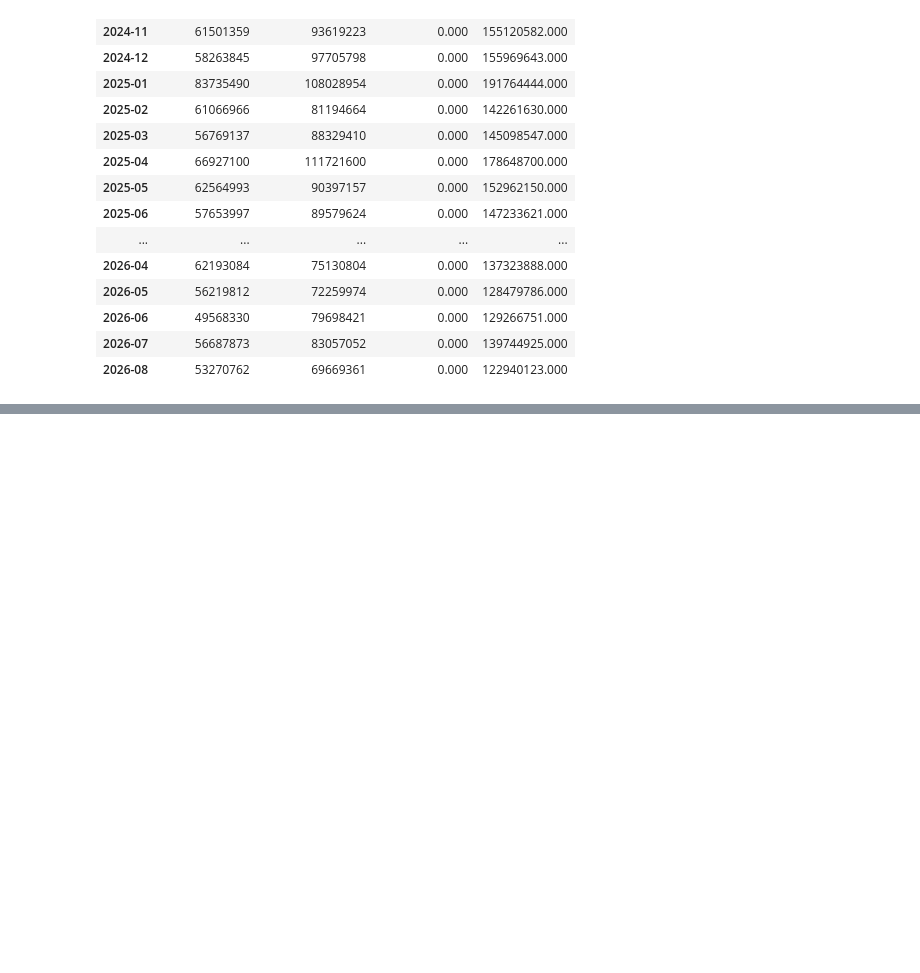
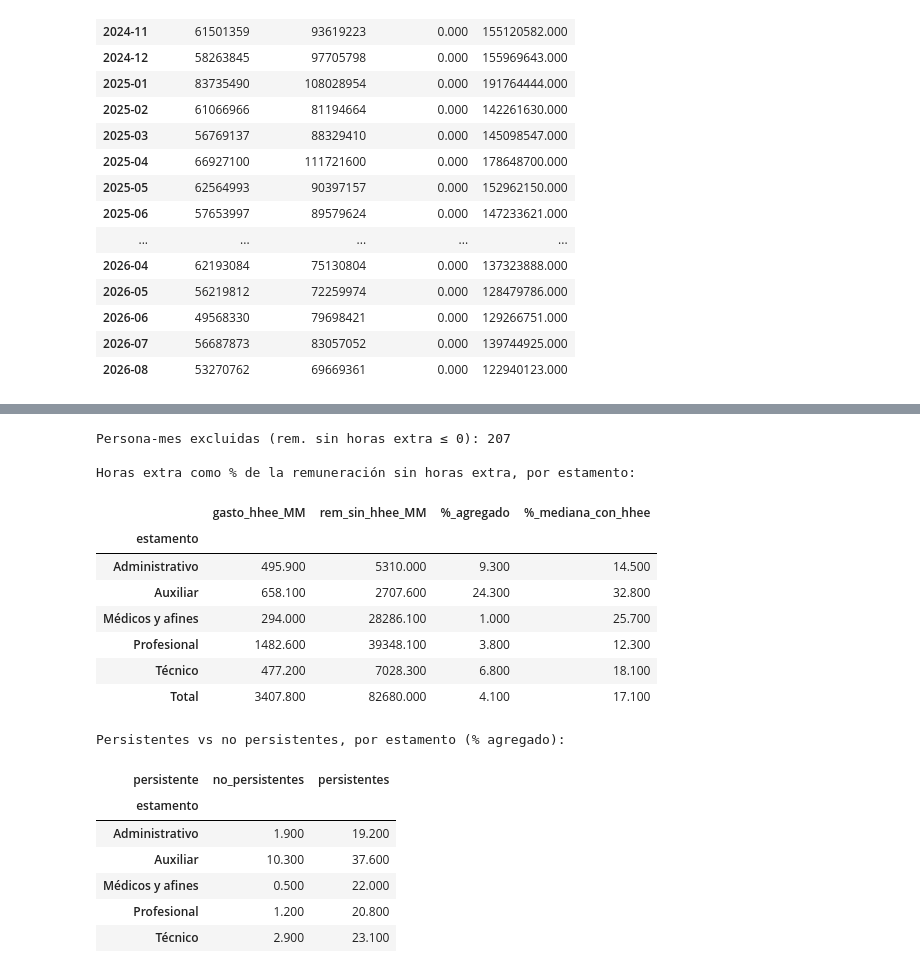
Before and after one commit to josenaxo/Proyecto-Business, a Jupyter notebook: Analysis/EDA.ipynb, the cells around one changed output, grey strips where cells are left out. Cells and saved outputs as stored; diff of their text form; code cells hidden in the pictures; blank space fills up the shorter version.

```diff
--- a/Analysis/EDA.ipynb
+++ b/Analysis/EDA.ipynb
@@ -1650,0 +1749,44 @@ dtype: object
+# %%
+#HORAS EXTRA COMO % DE LA REMUNERACIÓN SIN HORAS EXTRA
+analitica["rem_sin_hhee"] = analitica["rem_bruta"] - analitica["monto_hhee"]
+base_sin = analitica[analitica["rem_sin_hhee"] > 0]      # excluye rem. bruta 0 y montos imposibles
+print("Persona-mes excluidas (rem. sin horas extra ≤ 0):", len(analitica) - len(base_sin))
+
+def peso_sobre_sueldo(tabla):
+    con = tabla[tabla["tiene_hhee"]]
+    return pd.Series({
+        "gasto_hhee_MM": tabla["monto_hhee"].sum() / 1e6,
+        "rem_sin_hhee_MM": tabla["rem_sin_hhee"].sum() / 1e6,
+        "%_agregado": tabla["monto_hhee"].sum() / tabla["rem_sin_hhee"].sum() * 100,
+        "%_mediana_con_hhee": (con["monto_hhee"] / con["rem_sin_hhee"] * 100).median(),
+    })
+
+print("\nHoras extra como % de la remuneración sin horas extra, por estamento:")
+peso_estamento = base_sin.groupby("estamento")[base_sin.columns].apply(peso_sobre_sueldo)
+peso_estamento.loc["Total"] = peso_sobre_sueldo(base_sin)
+display(peso_estamento.round(1))
+
+print("Persistentes vs no persistentes, por estamento (% agregado):")
+display(base_sin.groupby(["estamento", "persistente"])[base_sin.columns]
+        .apply(lambda t: t["monto_hhee"].sum() / t["rem_sin_hhee"].sum() * 100)
+        .unstack().rename(columns={True: "persistentes", False: "no_persistentes"}).round(1))
+# %% [output]
+Persona-mes excluidas (rem. sin horas extra ≤ 0): 207
+
+Horas extra como % de la remuneración sin horas extra, por estamento:
+|  | gasto_hhee_MM | rem_sin_hhee_MM | %_agregado | %_mediana_con_hhee |
+| estamento |  |  |  |  |
+| Administrativo | 495.900 | 5310.000 | 9.300 | 14.500 |
+| Auxiliar | 658.100 | 2707.600 | 24.300 | 32.800 |
+| Médicos y afines | 294.000 | 28286.100 | 1.000 | 25.700 |
+| Profesional | 1482.600 | 39348.100 | 3.800 | 12.300 |
+| Técnico | 477.200 | 7028.300 | 6.800 | 18.100 |
+| Total | 3407.800 | 82680.000 | 4.100 | 17.100 |
+Persistentes vs no persistentes, por estamento (% agregado):
+| persistente | no_persistentes | persistentes |
+| estamento |  |  |
+| Administrativo | 1.900 | 19.200 |
+| Auxiliar | 10.300 | 37.600 |
+| Médicos y afines | 0.500 | 22.000 |
+| Profesional | 1.200 | 20.800 |
+| Técnico | 2.900 | 23.100 |
```
Also changed, not shown: parts of 1 cell of this notebook, 1 other file.
